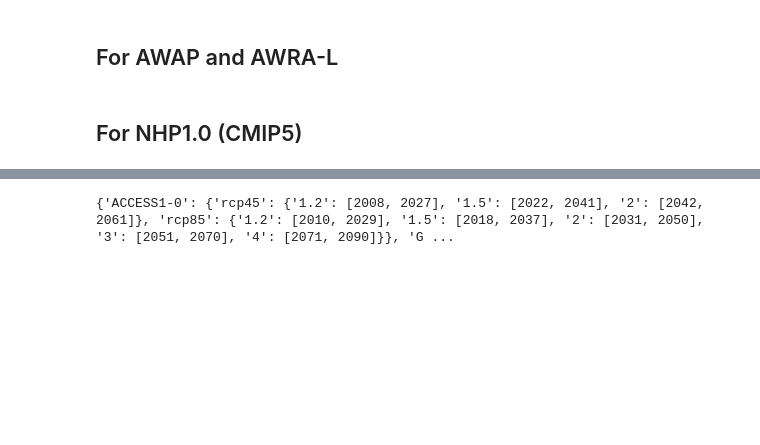
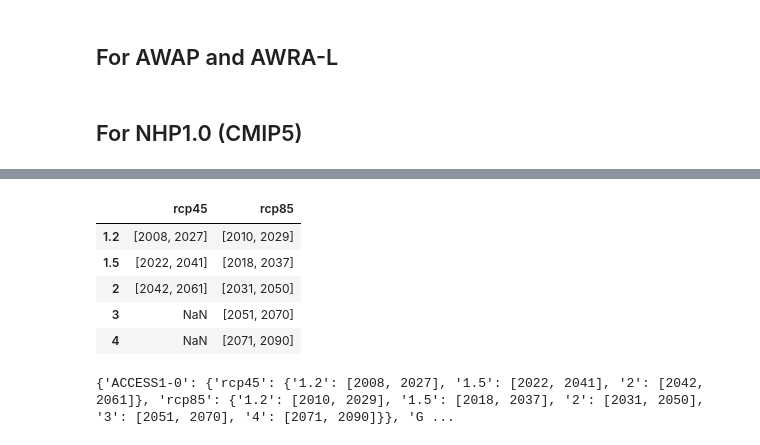
Before and after one commit to AusClimateService/hazards-drought, a Jupyter notebook: aridity/ACS_aridity_AWRA-L.ipynb, the cells around one changed output, grey strips where cells are left out. Saved outputs shown, nothing was run; the diff lists cells and outputs as text; code cells hidden in the pictures; blank space fills up the shorter version.

```diff
--- a/aridity/ACS_aridity_AWRA-L.ipynb
+++ b/aridity/ACS_aridity_AWRA-L.ipynb
@@ -83,3 +91,8 @@ print(ds_awap_pr)
 print(ds_awra_e0)
 # %% [markdown]
 ## For NHP1.0 (CMIP5)
+# %%
+import pandas as pd
+for model in models_gwl:
+    df = pd.DataFrame.from_dict(models_gwl[model])
+    print(model,df)
@@ -86,2 +117,11 @@ print(ds_awra_e0)
+# %%
+df
+# %% [output]
+|  | rcp45 | rcp85 |
+| 1.2 | [2008, 2027] | [2010, 2029] |
+| 1.5 | [2022, 2041] | [2018, 2037] |
+| 2 | [2042, 2061] | [2031, 2050] |
+| 3 | NaN | [2051, 2070] |
+| 4 | NaN | [2071, 2090] |
 # %%
 # Specify the path to your .pkl file
```
Also changed, not shown: parts of 3 cells of this notebook.
